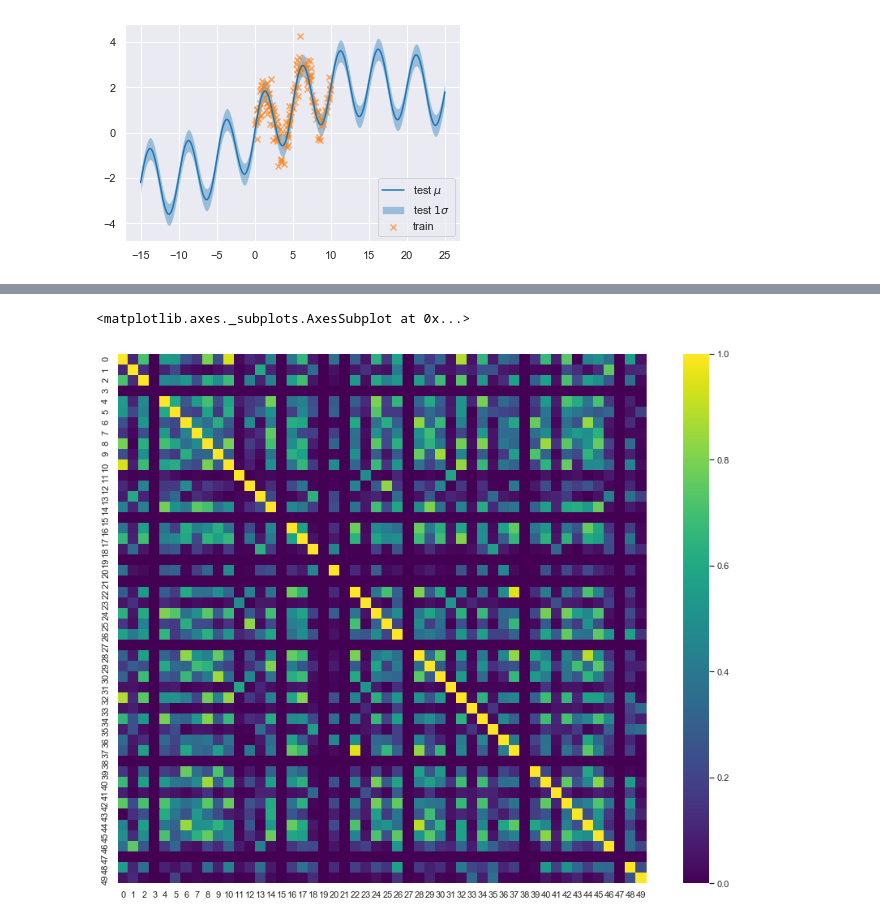
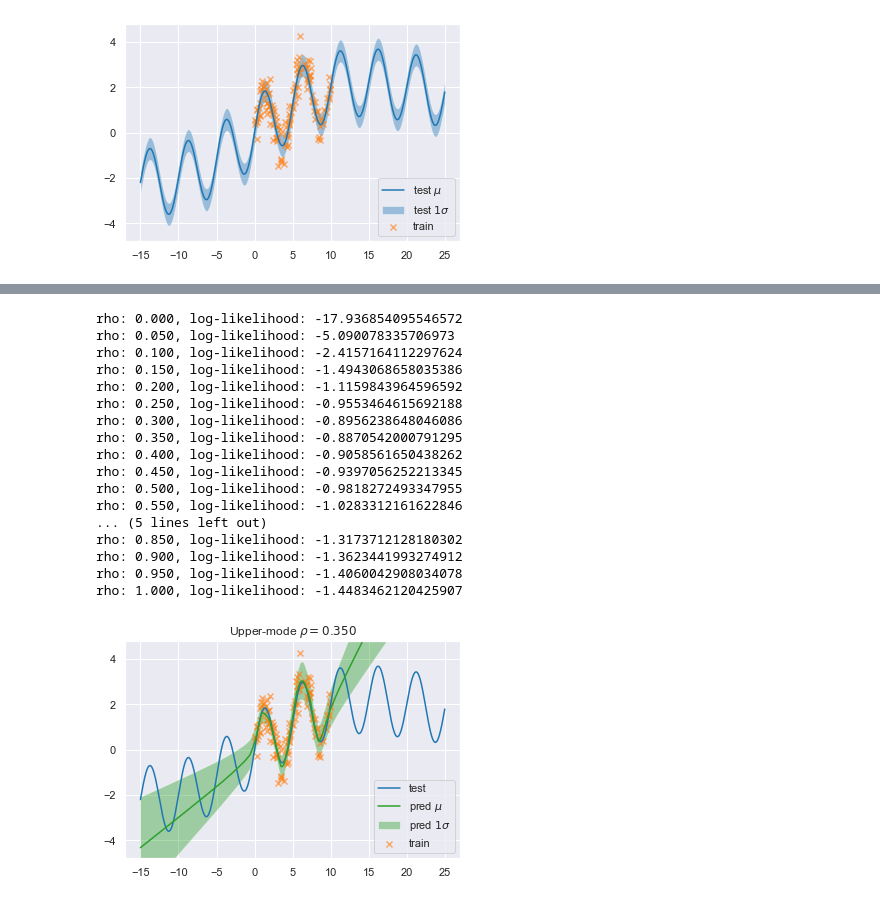
Before and after one commit to gigo-gigo/VPBNN_partial, a Jupyter notebook: nn2vpbnn_nn_regression.ipynb, the cells around one changed output, grey strips where cells are left out. Cells and saved outputs as stored; diff of their text form; code cells hidden in the pictures.

Commit message:
Optimized rho by predictive likelihood

```diff
--- a/nn2vpbnn_nn_regression.ipynb
+++ b/nn2vpbnn_nn_regression.ipynb
@@ -243 +243,53 @@ for num_mc in num_mcs:
+# %%
+rhos = np.linspace(0.0, 1.0, 21)
+best_rho = None
+best_ll = -np.inf
+for rho in rhos:
+    vmodel = nn2vpbnn(model, variance_mode=3, rho=rho)  # upper-mode
+    pred_mean, pred_var = vmodel.predict(scaler.transform(X_val.reshape(-1, 1)))
+    pred_mean = pred_mean.ravel()
+    pred_var = pred_var.ravel()
+    ll = -0.5 * np.square(pred_mean - y_val) / pred_var - 0.5 * np.log(pred_var) - 0.5 * np.log(2.0 * np.pi)
+    ll = ll.mean()
+    print("rho: {0:.3f}, log-likelihood: {1}".format(rho, ll))
+    if ll > best_ll:
+        best_rho = rho
+        best_ll = ll
+
+vmodel = nn2vpbnn(model, variance_mode=3, rho=best_rho)  # upper-mode
+
+pred_mean, pred_var = vmodel.predict(scaler.transform(X_test.reshape(-1, 1)))
+pred_mean = pred_mean.ravel()
+pred_var = pred_var.ravel()
+
+fig, ax = plt.subplots()
+ax.plot(X_test, y_test, color="tab:blue", label="test")
+ax.plot(X_test, pred_mean, color="tab:green", label="pred $\mu$")
+ax.fill_between(X_test, pred_mean + 1. * np.sqrt(pred_var), pred_mean - 1. * np.sqrt(pred_var), facecolor="tab:green", alpha=0.4, label="pred $1 \sigma$")
+ax.scatter(X_train, y_train, marker="x", c="tab:orange", alpha=0.6, label="train")
+# ax.set_xlabel(r"$x$")
+# ax.set_ylabel(r"$y$")
+ax.set_title(r"Upper-mode $\rho={0:.3f}$".format(best_rho))
+ax.set_ylim(-4.8, 4.8)
+ax.legend(loc="lower right")
+fig.savefig("img/regression_upper-mode_best-rho.pdf", bbox_inches="tight")
+# %% [output]
+rho: 0.000, log-likelihood: -17.936854095546572
+rho: 0.050, log-likelihood: -5.090078335706973
+rho: 0.100, log-likelihood: -2.4157164112297624
+rho: 0.150, log-likelihood: -1.4943068658035386
+rho: 0.200, log-likelihood: -1.1159843964596592
+rho: 0.250, log-likelihood: -0.9553464615692188
+rho: 0.300, log-likelihood: -0.8956238648046086
+rho: 0.350, log-likelihood: -0.8870542000791295
+rho: 0.400, log-likelihood: -0.9058561650438262
+rho: 0.450, log-likelihood: -0.9397056252213345
+rho: 0.500, log-likelihood: -0.9818272493347955
+rho: 0.550, log-likelihood: -1.0283312161622846
+... (5 lines left out)
+rho: 0.850, log-likelihood: -1.3173712128180302
+rho: 0.900, log-likelihood: -1.3623441993274912
+rho: 0.950, log-likelihood: -1.4060042908034078
+rho: 1.000, log-likelihood: -1.4483462120425907
+[figure, added]
 # %%
@@ -254,11 +306,8 @@ y_preds = np.transpose(np.array(y_preds), (1, 0, 2))
 # %%
-df = pd.DataFrame(y_preds[200, ...])
-corr = df.corr()
-corr[np.isnan(corr)] = 0.0
-corr = np.abs(corr)
-fig, ax = plt.subplots(figsize=(16,12))
-sns.heatmap(corr, cmap="viridis", square=True, ax=ax)
+# df = pd.DataFrame(y_preds[200, ...])
+# corr = df.corr()
+# corr[np.isnan(corr)] = 0.0
+# corr = np.abs(corr)
+# fig, ax = plt.subplots(figsize=(16,12))
+# sns.heatmap(corr, cmap="viridis", square=True, ax=ax)
-# %% [output]
-<matplotlib.axes._subplots.AxesSubplot at 0x...>
-[figure, removed]
 # %%
```
Also changed, not shown: parts of 13 cells of this notebook, 1 other file.
